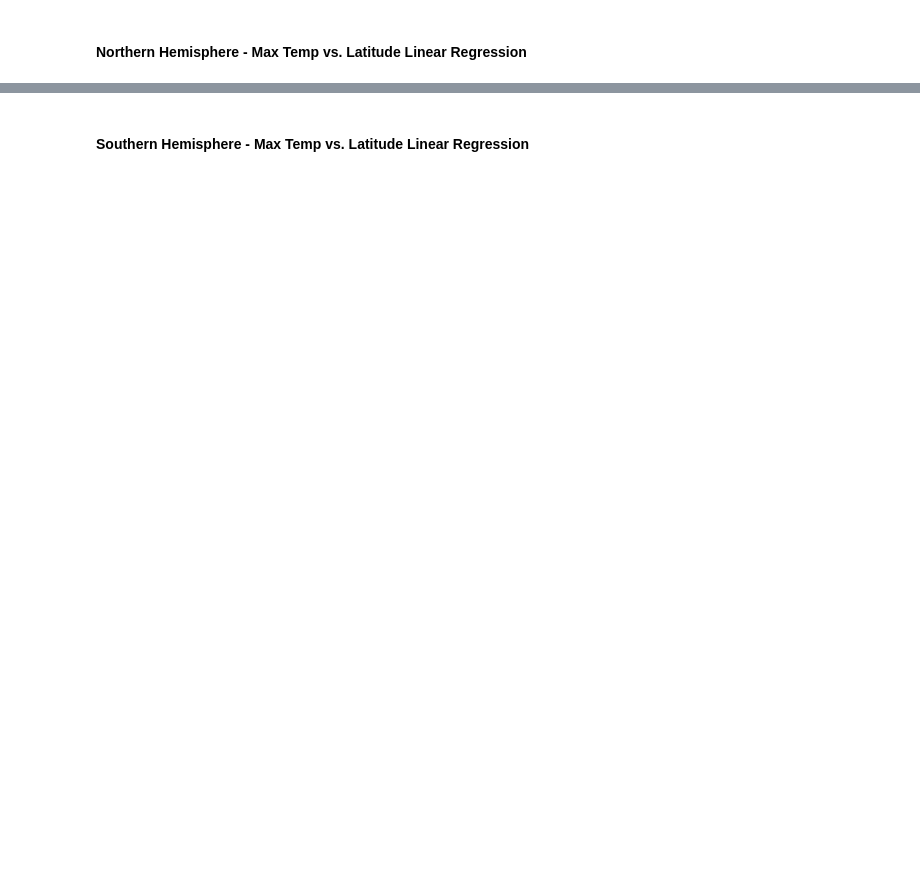
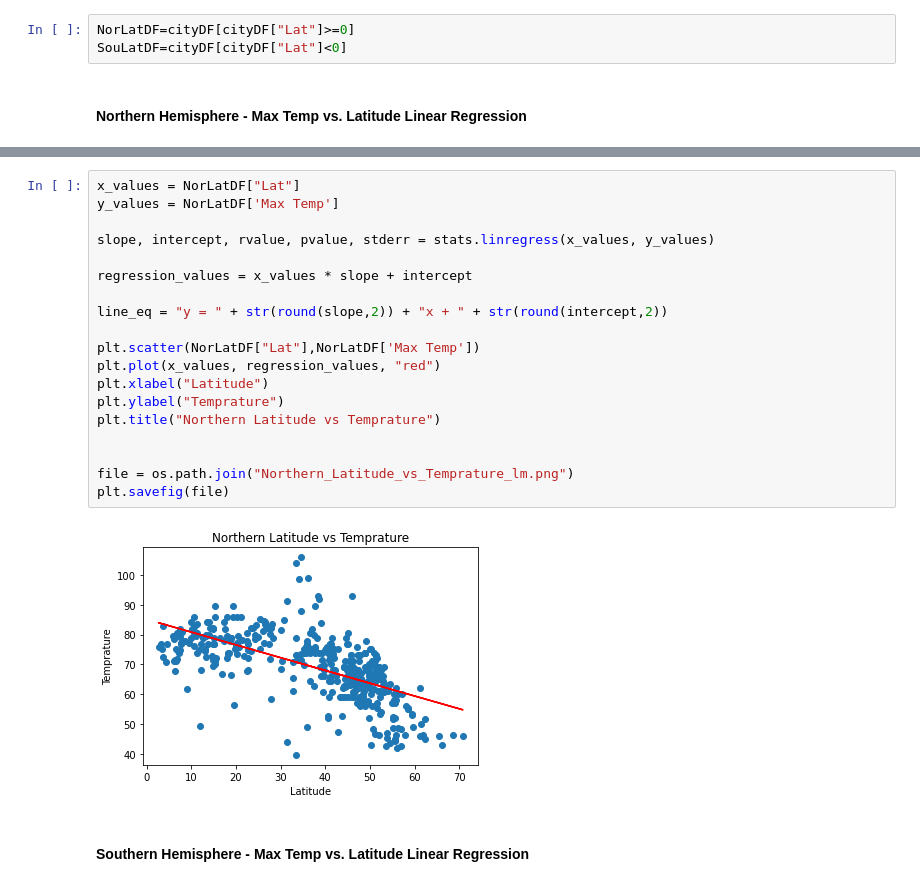
Before and after one commit to RinerAlexander/API-Challenge, a Jupyter notebook: WeatherPy/WeatherPy.ipynb, the cells around one changed output, grey strips where cells are left out. Cells and saved outputs as stored; diff of their text form; blank space fills up the shorter version.

Commit message:
Finished lin regress plots

```diff
--- a/WeatherPy/WeatherPy.ipynb
+++ b/WeatherPy/WeatherPy.ipynb
@@ -184,5 +178,8 @@ Text(0.5, 1.0, 'Latitude vs Wind Speed')
 [figure]
 # %% [markdown]
 ## Linear Regression
+# %%
+NorLatDF=cityDF[cityDF["Lat"]>=0]
+SouLatDF=cityDF[cityDF["Lat"]<0]
 # %% [markdown]
 ####  Northern Hemisphere - Max Temp vs. Latitude Linear Regression
@@ -193,2 +186,23 @@ The r-value is: 0.46937863826630627
+# %%
+x_values = NorLatDF["Lat"]
+y_values = NorLatDF['Max Temp']
+
+slope, intercept, rvalue, pvalue, stderr = stats.linregress(x_values, y_values)
+
+regression_values = x_values * slope + intercept
+
+line_eq = "y = " + str(round(slope,2)) + "x + " + str(round(intercept,2))
+
+plt.scatter(NorLatDF["Lat"],NorLatDF['Max Temp'])
+plt.plot(x_values, regression_values, "red")
+plt.xlabel("Latitude")
+plt.ylabel("Temprature")
+plt.title("Northern Latitude vs Temprature")
+
+
+file = os.path.join("Northern_Latitude_vs_Temprature_lm.png")
+plt.savefig(file)
+# %% [output]
+[figure, added]
 # %% [markdown]
 ####  Southern Hemisphere - Max Temp vs. Latitude Linear Regression
```
Also changed, not shown: parts of 20 cells of this notebook.
